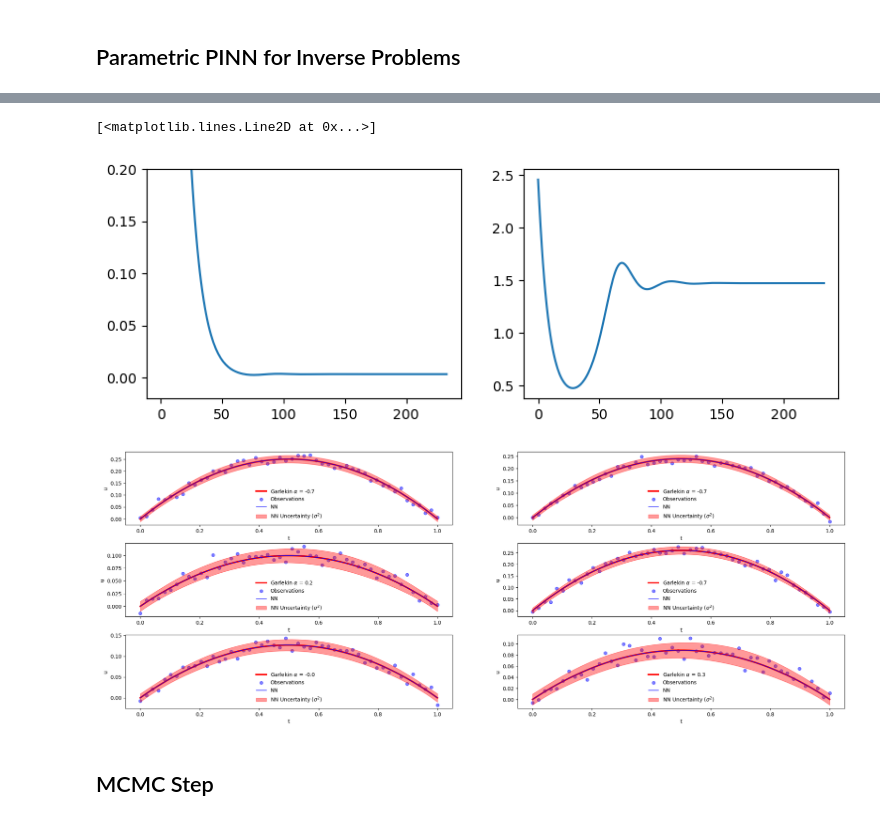
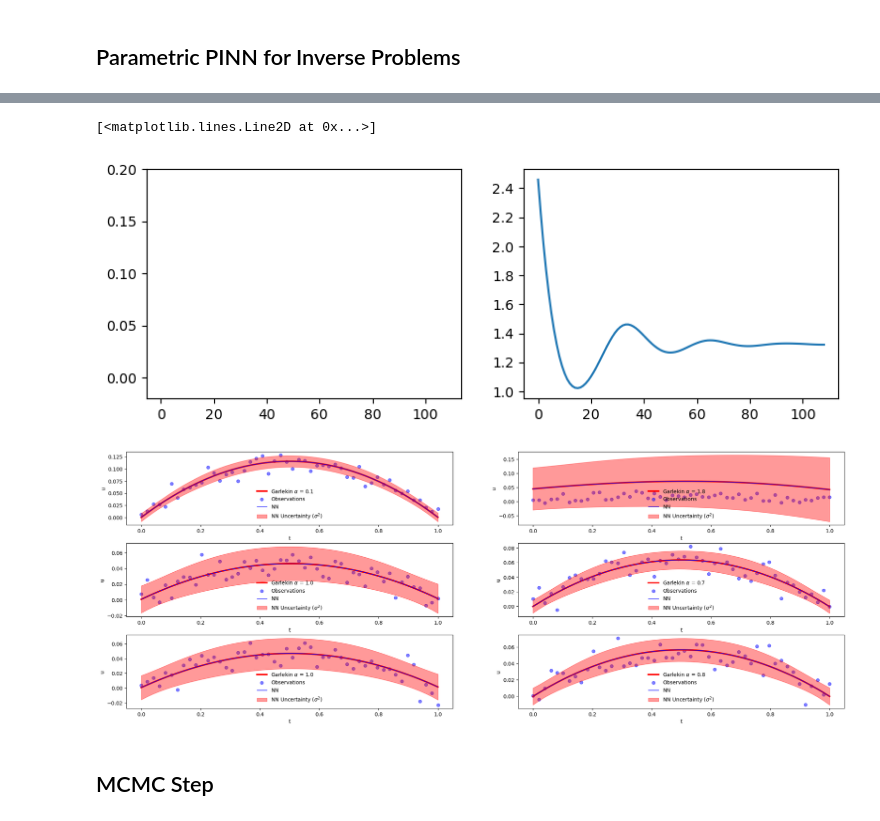
Before and after one commit to ChristianJzB/Projects, a Jupyter notebook: Physics _Informed_NN/GaLA/16_PDE_TiaEx1.ipynb, the cells around one changed output, grey strips where cells are left out. Cells and saved outputs as stored; diff of their text form; code cells hidden in the pictures.

```diff
--- a/Physics _Informed_NN/GaLA/16_PDE_TiaEx1.ipynb
+++ b/Physics _Informed_NN/GaLA/16_PDE_TiaEx1.ipynb
@@ -281,7 +277,8 @@ torch.Size([500, 21]) torch.Size([500, 1])
 # %%
 log_prior, log_sigma = torch.ones(1, requires_grad=True), torch.ones(1, requires_grad=True)
-hyper_optimizer = torch.optim.Adam([log_prior, log_sigma], lr=1e-1)
-#hyper_optimizer = torch.optim.Adam([log_prior], lr=1e-1)
+#hyper_optimizer = torch.optim.Adam([log_prior, log_sigma], lr=1e-1)
+hyper_optimizer = torch.optim.Adam([log_prior], lr=1e-1)
+llp.sigma_noise = torch.tensor([0.1*np.sqrt(1/12*(1 + 4) )]).float()
 
 error = 1
 logprior,logsigma = [],[]
@@ -290,8 +287,8 @@ while  error > 1e-5:
     log_prior_x, log_sigma_x = log_prior.detach().numpy()[0],log_sigma.detach().numpy()[0]
 
     hyper_optimizer.zero_grad()
-    neg_marglik = - llp.log_marginal_likelihood(log_prior.exp(), log_sigma.exp())
-    #neg_marglik = - llp.log_marginal_likelihood(log_prior.exp())
+    #neg_marglik = - llp.log_marginal_likelihood(log_prior.exp(), log_sigma.exp())
+    neg_marglik = - llp.log_marginal_likelihood(log_prior.exp())
     neg_marglik.backward(retain_graph=True)
     hyper_optimizer.step()
 
@@ -308,7 +305,7 @@ axs[0].set_ylim((-0.02,0.2))
 axs[1].plot(np.exp(logprior))
 # %% [output]
 [<matplotlib.lines.Line2D at 0x...>]
-[figure, old version]
+[figure, new version]
 # %%
 def test_set(max_space,obs,param,mean,std):
 
@@ -324,35 +321,35 @@ param_trained =  samples_param(min_param , max_param,6)
 #llp.temperature = torch.tensor(500)
 
 # Plotting
 fig = plt.figure(figsize=(25,25))
 plt.subplots_adjust(hspace=0.25)
 
 for n,pr in enumerate(param_trained):
-
+    pr=pr+1
     t, noise_sol_test = test_set(ns,50,pr,mean,std)
 
     data_test = torch.tensor(np.hstack((t.flatten()[:,None], np.ones_like(t).flatten()[:,None]*(pr)))).float()
 
     u_pred = model(data_test).detach().cpu().numpy()
 
     f_mu, f_sigma = llp(data_test)
 
     f_mu, f_sigma= f_mu.cpu().numpy(), f_sigma.squeeze().sqrt().cpu().numpy().reshape(-1,1)
 
     plt.subplot(8, 2, n + 1)
 
     plt.plot(t, u_pred, label = fr"Garlekin $\alpha$ = {pr:.1f}", color = "red",linewidth = '3')
     plt.scatter(t,noise_sol_test, label = "Observations",color= "blue",alpha = 0.5)
 
     plt.plot(t,f_mu,color = "blue", label = f"NN",linewidth=1)
     plt.fill_between(t.reshape(-1), (f_mu+2*f_sigma).reshape(-1),(f_mu-2*f_sigma).reshape(-1),alpha=0.4, color = "red",label = r"NN Uncertainty ($\sigma^{2})$")
 
 
     plt.xlabel("t")
     plt.ylabel("u")
     plt.legend(frameon=False)
 # %% [output]
-[figure, old version]
+[figure, new version]
 # %% [markdown]
 ## MCMC Step
 # %%
```
Also changed, not shown: parts of 2 cells of this notebook, 2 other files.
